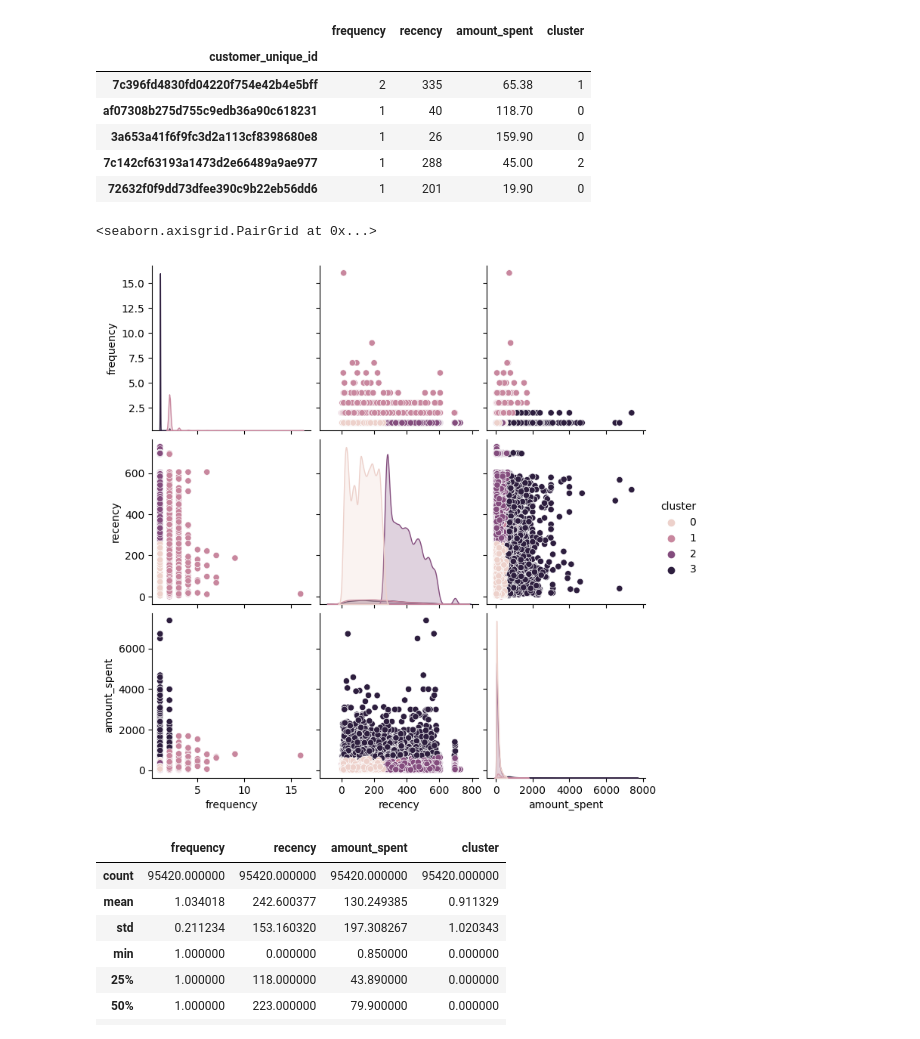
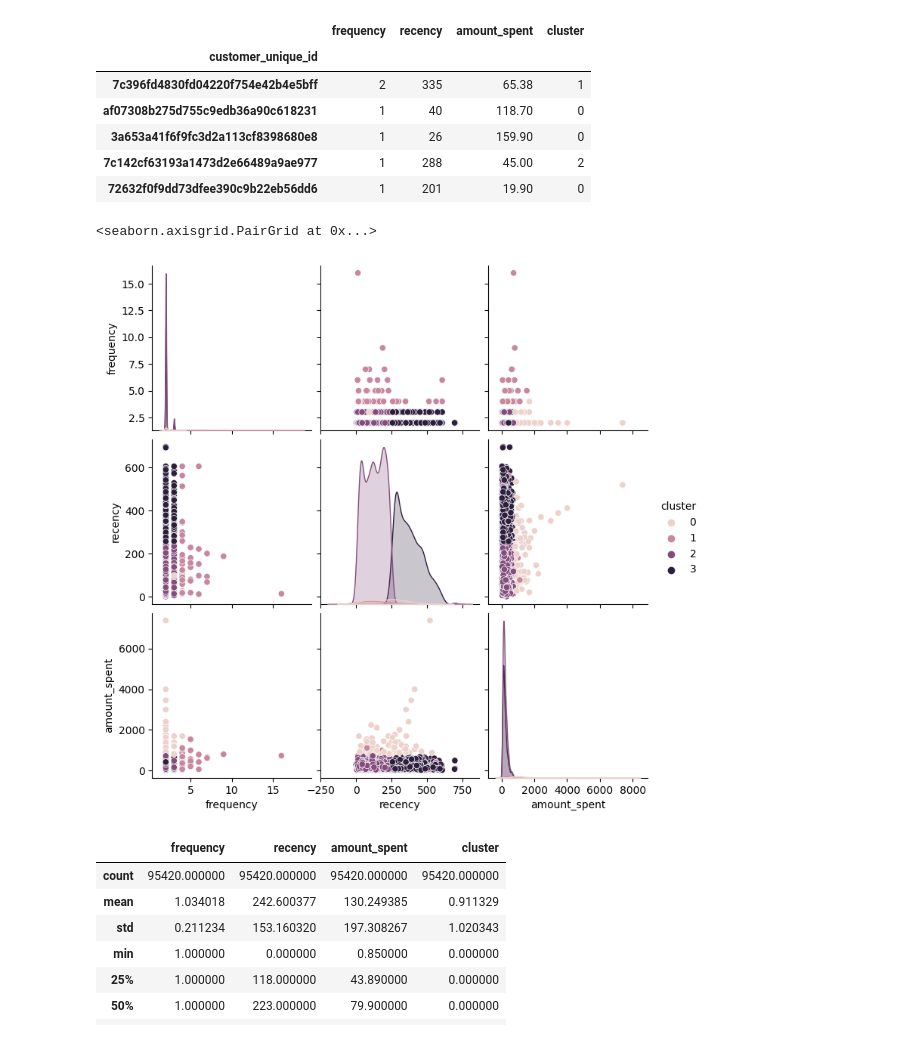
Before and after one commit to ThomasMeb/Projet_4, a Jupyter notebook: Mebarki_Thomas_notebook_essais_022023.ipynb, the cells around one changed output. Cells and saved outputs as stored; diff of their text form; code cells hidden in the pictures.

```diff
--- a/Mebarki_Thomas_notebook_essais_022023.ipynb
+++ b/Mebarki_Thomas_notebook_essais_022023.ipynb
@@ -80,10 +85,10 @@ data.head()
 | 7c142cf63193a1473d2e66489a9ae977 | 1 | 288 | 45.00 | 2 |
 | 72632f0f9dd73dfee390c9b22eb56dd6 | 1 | 201 | 19.90 | 0 |
 # %%
-sns.pairplot(data, hue="cluster")
+sns.pairplot(df, hue="cluster")
 # %% [output]
 <seaborn.axisgrid.PairGrid at 0x...>
-[figure, old version]
+[figure, new version]
 # %%
 data_cluster_0 = data.loc[data['cluster']==0]
 data_cluster_1 = data.loc[data['cluster']==1]
```
Also changed, not shown: parts of 25 cells of this notebook.
